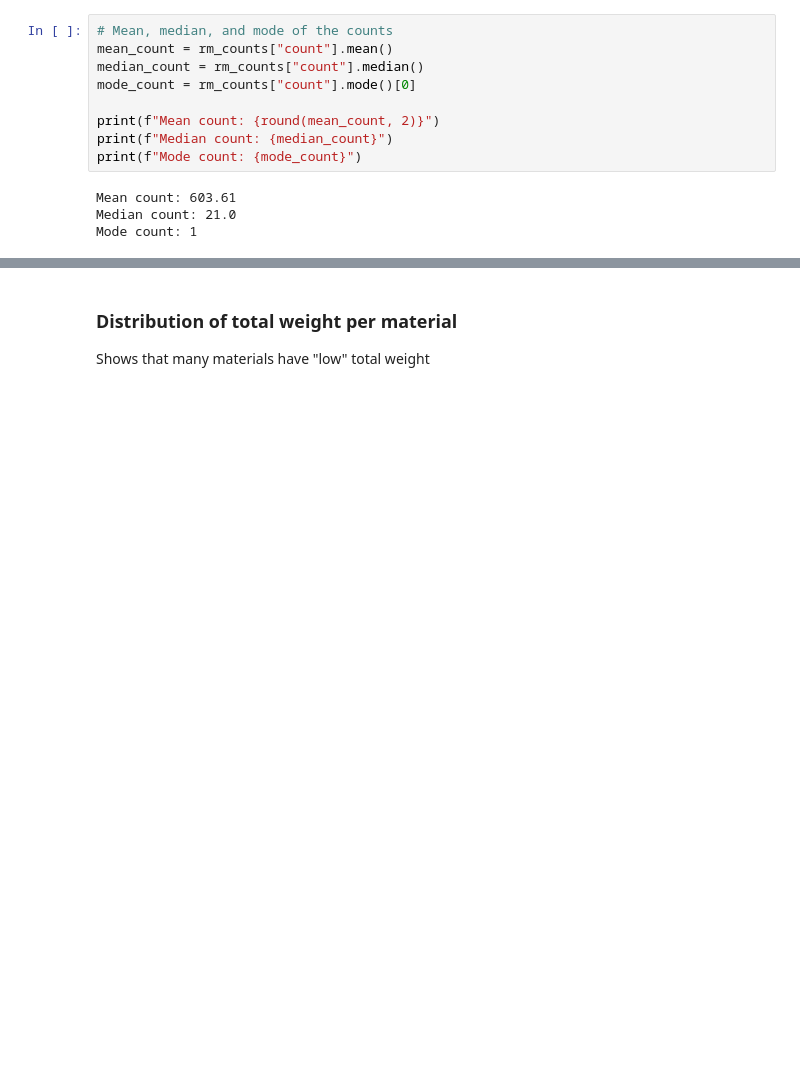
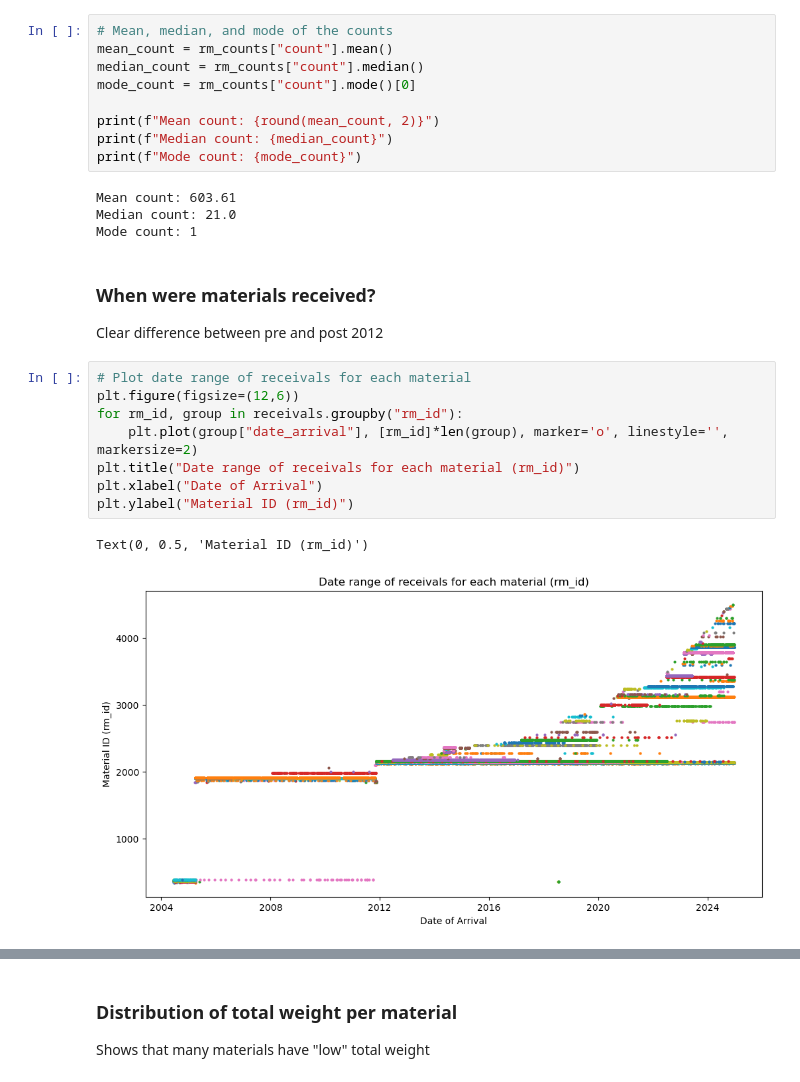
Before and after one commit to almaanthonisen/TDT4173-Machine-Learning, a Jupyter notebook: notebooks/dev/EDA.ipynb, the cells around one changed output, grey strips where cells are left out. Cells and saved outputs as stored; diff of their text form; blank space fills up the shorter version.

```diff
--- a/notebooks/dev/EDA.ipynb
+++ b/notebooks/dev/EDA.ipynb
@@ -186,3 +186,18 @@ print(f"Mode count: {mode_count}")
 Mean count: 603.61
 Median count: 21.0
 Mode count: 1
+# %% [markdown]
+### When were materials received?
+
+Clear difference between pre and post 2012
+# %%
+# Plot date range of receivals for each material
+plt.figure(figsize=(12,6))
+for rm_id, group in receivals.groupby("rm_id"):
+    plt.plot(group["date_arrival"], [rm_id]*len(group), marker='o', linestyle='', markersize=2)
+plt.title("Date range of receivals for each material (rm_id)")
+plt.xlabel("Date of Arrival")
+plt.ylabel("Material ID (rm_id)")
+# %% [output]
+Text(0, 0.5, 'Material ID (rm_id)')
+[figure, added]
```
Also changed, not shown: parts of 13 cells of this notebook, 1 other file.
